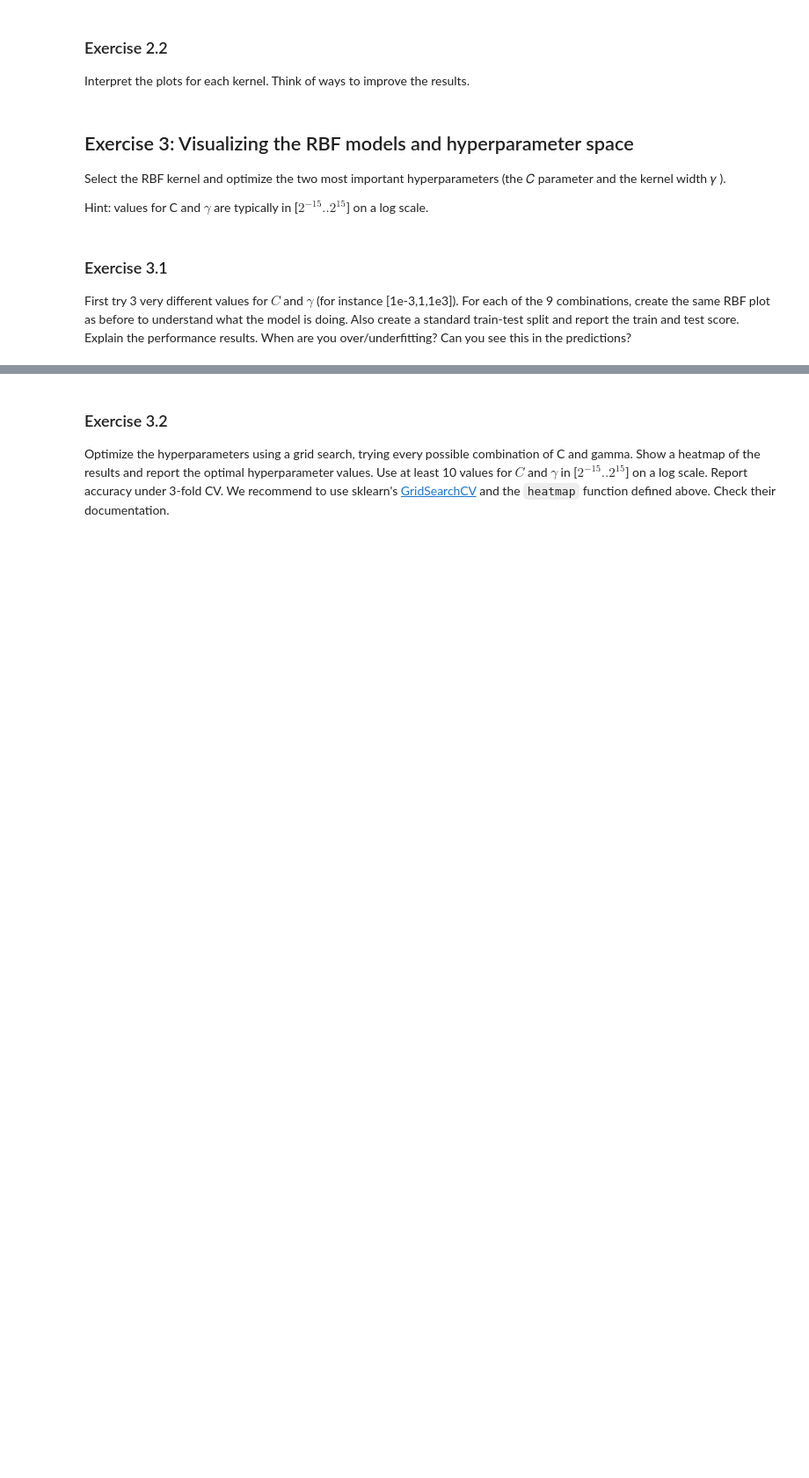
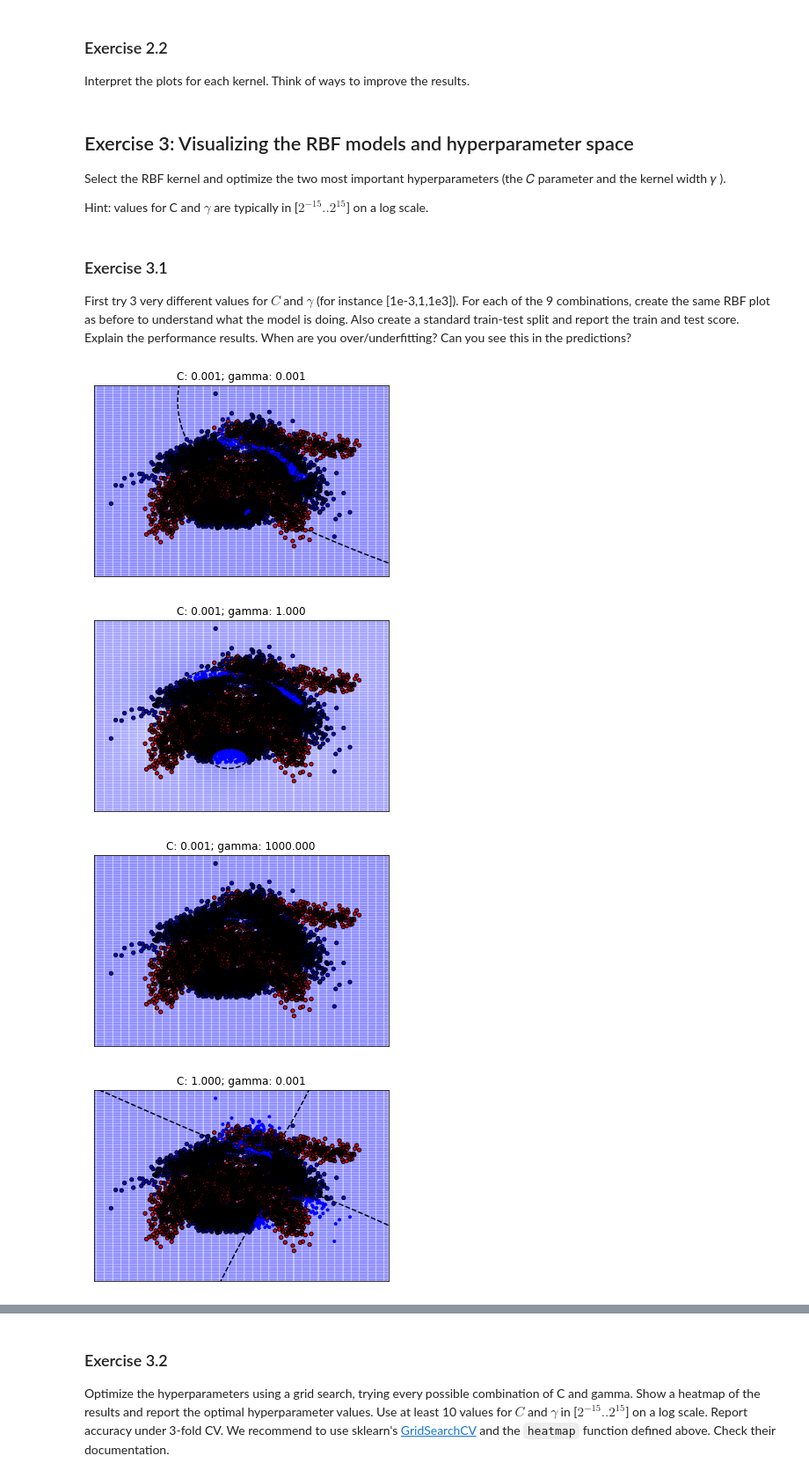
Before and after one commit to TbabmBarry/master, a Jupyter notebook: labs/Lab 2 - SVM.ipynb, the cells around one changed output, grey strips where cells are left out. Shown at 88% size. Drawn from its saved outputs; the diff is of its cells as text; code cells hidden in the pictures; blank space fills up the shorter version.

```diff
--- a/labs/Lab 2 - SVM.ipynb
+++ b/labs/Lab 2 - SVM.ipynb
@@ -195,3 +223,16 @@ Hint: values for C and $\gamma$ are typically in [$2^{-15}..2^{15}$] on a log sc
 # %% [markdown]
 ### Exercise 3.1
 First try 3 very different values for $C$ and $\gamma$ (for instance [1e-3,1,1e3]). For each of the 9 combinations, create the same RBF plot as before to understand what the model is doing. Also create a standard train-test split and report the train and test score. Explain the performance results. When are you over/underfitting? Can you see this in the predictions?
+# %%
+C_2d_range = [1e-3, 1, 1e3]
+gamma_2d_range = [1e-3, 1, 1e3]
+for C_param in C_2d_range:
+    for gamma_param in gamma_2d_range:
+        clf = SVC(C=C_param, gamma=gamma_param)
+        clf.fit(X, y)
+        plot_svm_kernel(X, y, f'C: {C_param:.3f}; gamma: {gamma_param:.3f}', clf.support_vectors_, clf.decision_function, dual_coef=None, show=True)
+# %% [output]
+[figure, added]
+[figure, added]
+[figure, added]
+[figure, added]
```
Also changed, not shown: parts of 8 cells of this notebook.
